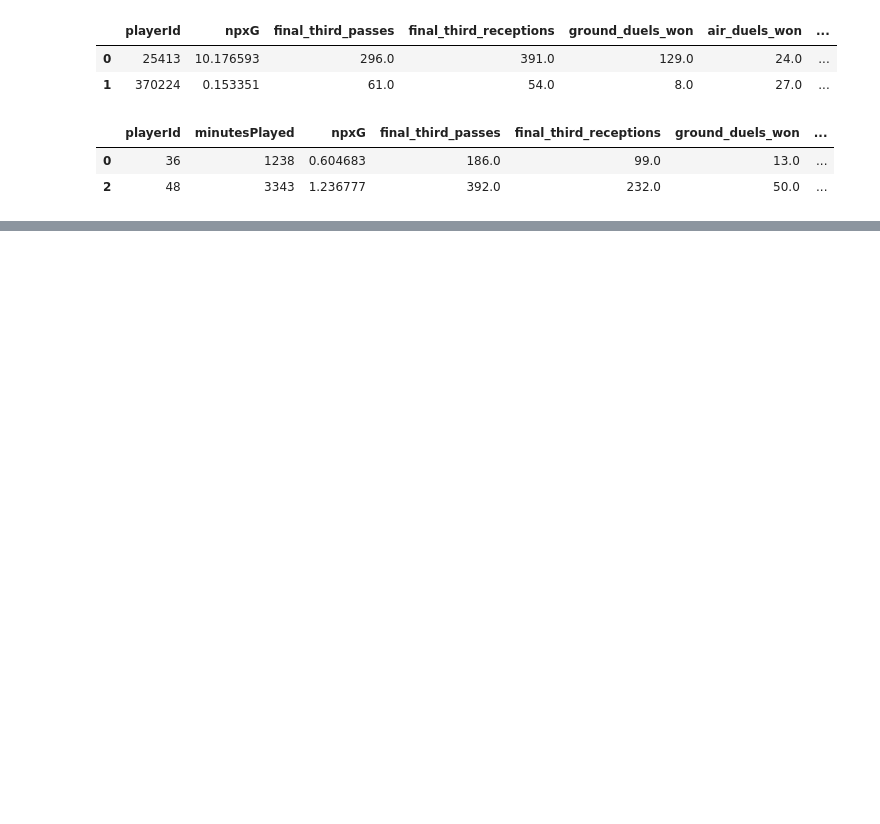
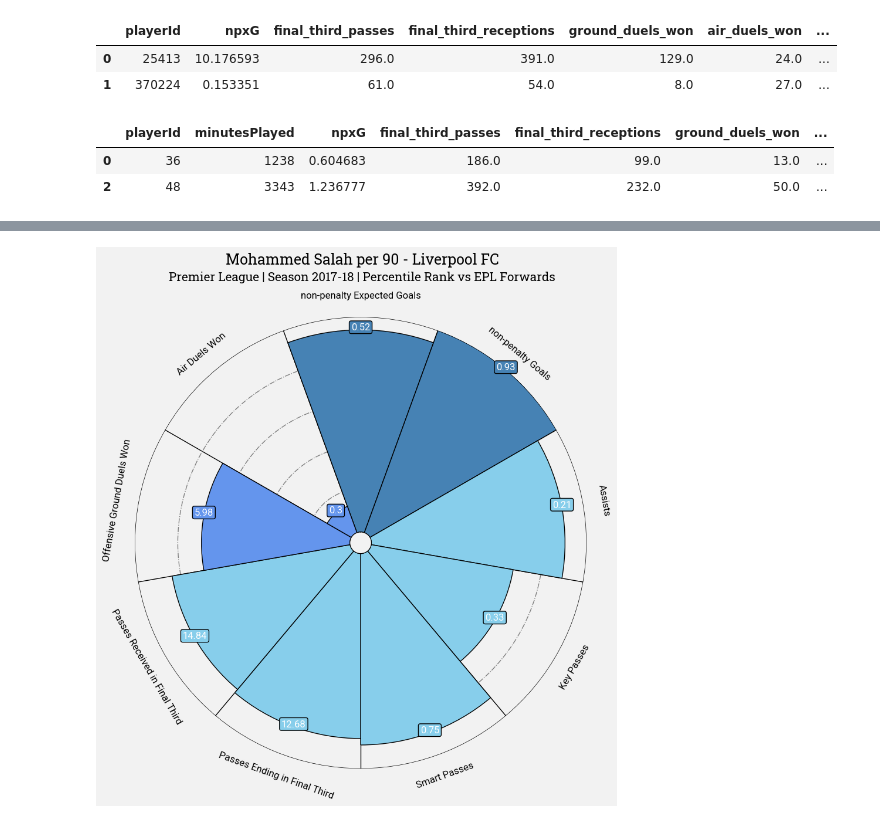
Before and after one commit to khoffLSU/footy_analytics, a Jupyter notebook: Radar Plots.ipynb, the cells around one changed output, grey strips where cells are left out. Cells and saved outputs as stored; diff of their text form; code cells hidden in the pictures; blank space fills up the shorter version.

Commit message:
Create first Radar Plot Salah and Kane

```diff
--- a/Radar Plots.ipynb
+++ b/Radar Plots.ipynb
@@ -397,0 +498,9 @@ summary.head(2)
+# %%
+# Create a list of the record in the dataframe, rounding to two significant digits
+values = [round(salah[column].iloc[0],2) for column in per_90_columns]
+values_k = [round(kane[column].iloc[0],2) for column in per_90_columns_k]
+# Calculate a list of Percentiles for Salah for each statistic versus the league forwards
+percentiles = [int(stats.percentileofscore(summary_per_90[column],salah[column].iloc[0]))
+               for column in per_90_columns]
+percentiles_k = [int(stats.percentileofscore(summary_per_90[column],kane[column].iloc[0]))
+               for column in per_90_columns_k]
@@ -397,0 +516,69 @@ summary.head(2)
+# %%
+# list of statistics names for the plot along with colors, text and font formating
+names = ["non-penalty Expected Goals", "non-penalty Goals", "Assists", "Key Passes",
+         "Smart Passes", "Passes Ending in Final Third", "Passes Received in Final Third",
+         "Offensive Ground Duels Won", "Air Duels Won"]
+slice_colors = ["steelblue"] * 2 + ["skyblue"] * 5 + ["cornflowerblue"] * 2
+text_colors = ["white"]*9
+font_normal = FontManager(("https://github.com/google/fonts/blob/main/apache/roboto/"
+                           "Roboto%5Bwdth,wght%5D.ttf?raw=true"))
+font_bold = FontManager(("https://github.com/google/fonts/blob/main/apache/robotoslab/"
+                         "RobotoSlab%5Bwght%5D.ttf?raw=true"))
+# %%
+#PIZZA PLOT
+baker = PyPizza(
+    params=names,                   # previously created stats list
+    min_range = None,
+    max_range = None,
+    straight_line_color="#000000",  # color for straight lines
+    straight_line_lw=1,             # linewidth for straight lines
+    last_circle_lw=1,               # linewidth of last circle
+    other_circle_lw=1,              # linewidth for other circles
+    other_circle_ls="-."            # linestyle for other circles
+)
+#making pizza for our data
+fig, ax = baker.make_pizza(
+    percentiles,                   # list of values
+    figsize=(10, 10),              # adjust figsize according to your need
+    param_location=110,
+    slice_colors=slice_colors,     # previously created list
+    value_colors = text_colors,    # previously created list
+    value_bck_colors=slice_colors, # where the parameters will be added
+    kwargs_slices=dict(
+        facecolor="cornflowerblue", edgecolor="#000000",
+        zorder=2, linewidth=1
+    ),                             # values to be used when plotting slices
+    kwargs_params=dict(
+        color="#000000", fontsize=12,
+        fontproperties=font_normal.prop, va="center"
+    ),                             # values to be used when adding parameter
+    kwargs_values=dict(
+        color="#000000", fontsize=12,
+        fontproperties=font_normal.prop, zorder=3,
+        bbox=dict(
+            edgecolor="#000000", facecolor="cornflowerblue",
+            boxstyle="round,pad=0.2", lw=1
+        )
+    )                              # values to be used when adding parameter-values
+)
+
+#putting text
+texts = baker.get_value_texts()
+for i, text in enumerate(texts):
+    text.set_text(str(values[i]))
+# add title
+fig.text(
+    0.515, 0.97, "Mohammed Salah per 90 - Liverpool FC", size=18,
+    ha="center", fontproperties=font_bold.prop, color="#000000"
+)
+
+# add subtitle
+fig.text(
+    0.515, 0.942,
+    "Premier League | Season 2017-18 | Percentile Rank vs EPL Forwards",
+    size=15,
+    ha="center", fontproperties=font_bold.prop, color="#000000"
+)
+plt.show()
+# %% [output]
+[figure, added]
```
Also changed, not shown: parts of 17 cells of this notebook.
